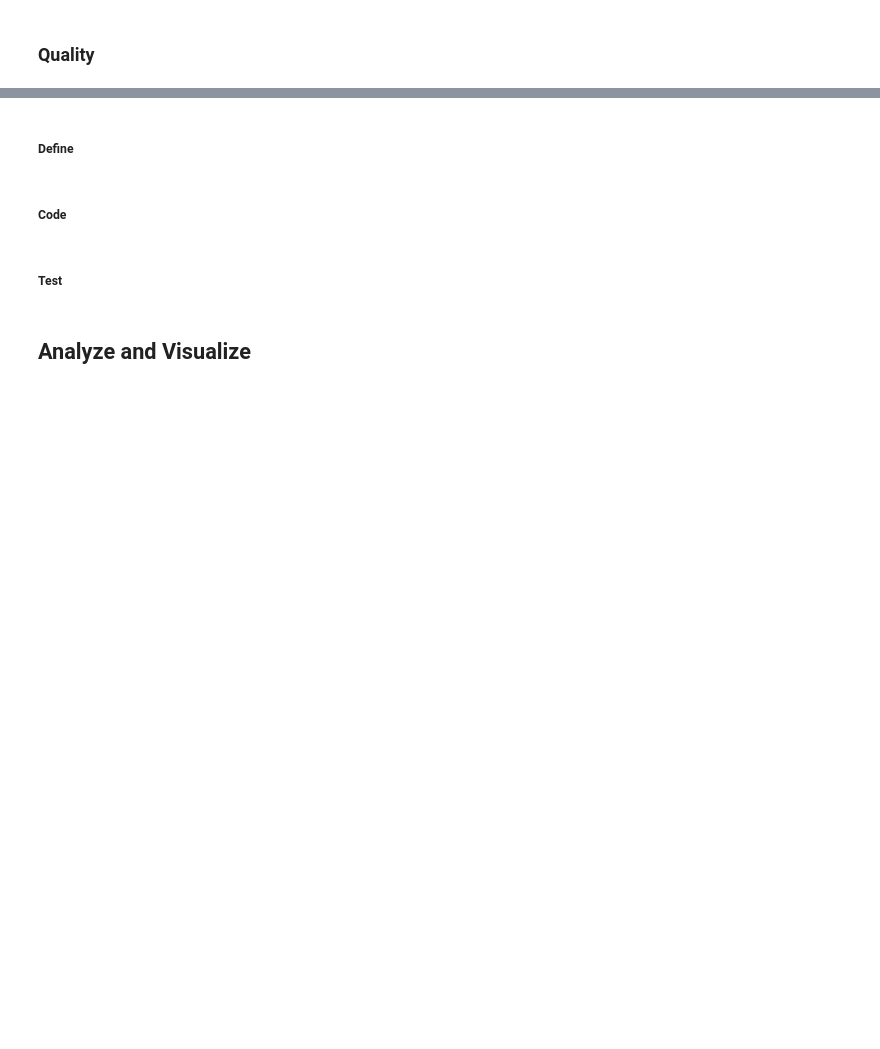
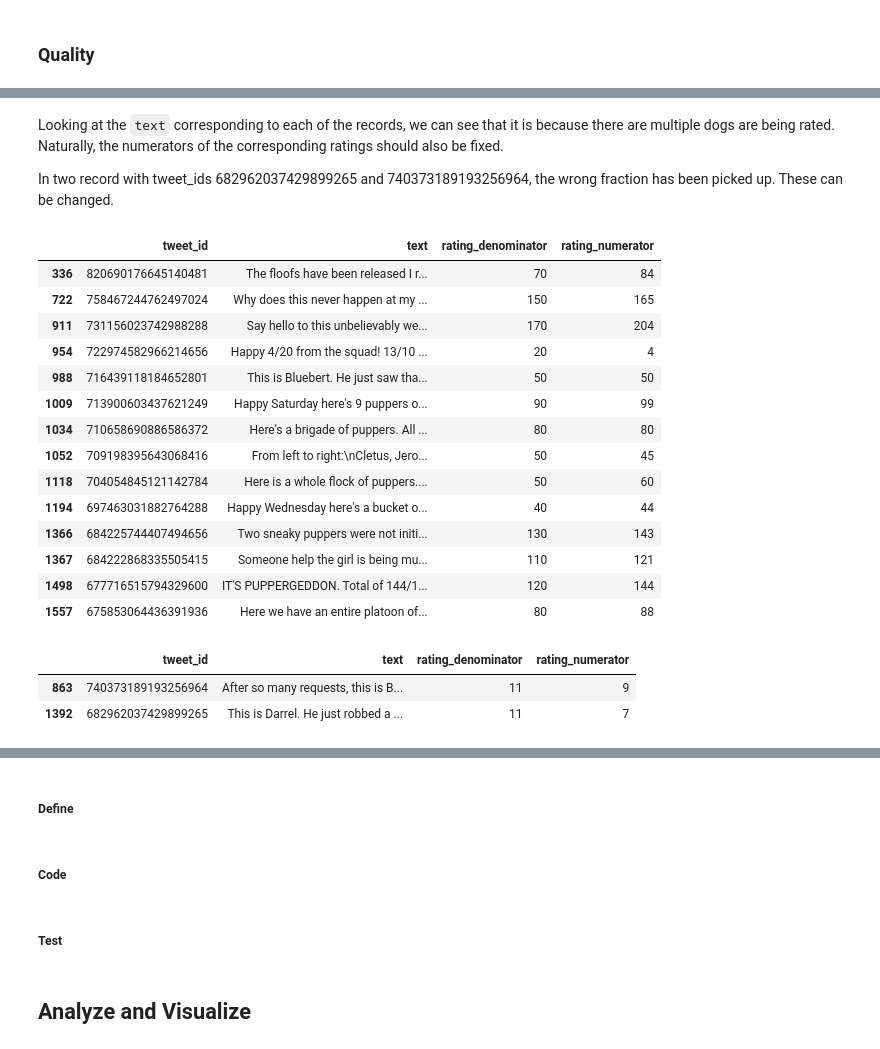
Before and after one commit to jyothirupa/dog-rates-data-wrangling, a Jupyter notebook: wrangle_act.ipynb, the cells around one changed output, grey strips where cells are left out. Cells and saved outputs as stored; diff of their text form; code cells hidden in the pictures; blank space fills up the shorter version.

```diff
--- a/wrangle_act.ipynb
+++ b/wrangle_act.ipynb
@@ -740,0 +801,23 @@ Name: dog_stage, dtype: int64
+# %% [markdown]
+Looking at the `text` corresponding to each of the records, we can see that it is because there are multiple dogs are being rated. Naturally, the numerators of the corresponding ratings should also be fixed.
+
+In two record with tweet_ids 682962037429899265 and 740373189193256964, the wrong fraction has been picked up. These can be changed.
+# %%
+# getting all the records where denominator of the rating is greater than 10 and is a multiple of 10
+master_df[(master_df['rating_denominator'] > 10) & (master_df['rating_denominator'] % 10 == 0)][['tweet_id', 'text', 'rating_denominator', 'rating_numerator']]
+# %% [output]
+|  | tweet_id | text | rating_denominator | rating_numerator |
+| 336 | 820690176645140481 | The floofs have been released I r... | 70 | 84 |
+| 722 | 758467244762497024 | Why does this never happen at my ... | 150 | 165 |
+| 911 | 731156023742988288 | Say hello to this unbelievably we... | 170 | 204 |
+| 954 | 722974582966214656 | Happy 4/20 from the squad! 13/10 ... | 20 | 4 |
+| 988 | 716439118184652801 | This is Bluebert. He just saw tha... | 50 | 50 |
+| 1009 | 713900603437621249 | Happy Saturday here's 9 puppers o... | 90 | 99 |
+| 1034 | 710658690886586372 | Here's a brigade of puppers. All ... | 80 | 80 |
+| 1052 | 709198395643068416 | From left to right:\nCletus, Jero... | 50 | 45 |
+| 1118 | 704054845121142784 | Here is a whole flock of puppers.... | 50 | 60 |
+| 1194 | 697463031882764288 | Happy Wednesday here's a bucket o... | 40 | 44 |
+| 1366 | 684225744407494656 | Two sneaky puppers were not initi... | 130 | 143 |
+| 1367 | 684222868335505415 | Someone help the girl is being mu... | 110 | 121 |
+| 1498 | 677716515794329600 | IT'S PUPPERGEDDON. Total of 144/1... | 120 | 144 |
+| 1557 | 675853064436391936 | Here we have an entire platoon of... | 80 | 88 |
@@ -740,0 +833,7 @@ Name: dog_stage, dtype: int64
+# %%
+# checking for other records with denominator of the rating greater than 10
+master_df[master_df['rating_denominator'] > 10][['tweet_id', 'text', 'rating_denominator', 'rating_numerator']]
+# %% [output]
+|  | tweet_id | text | rating_denominator | rating_numerator |
+| 863 | 740373189193256964 | After so many requests, this is B... | 11 | 9 |
+| 1392 | 682962037429899265 | This is Darrel. He just robbed a ... | 11 | 7 |
```
Also changed, not shown: parts of 40 cells of this notebook.
